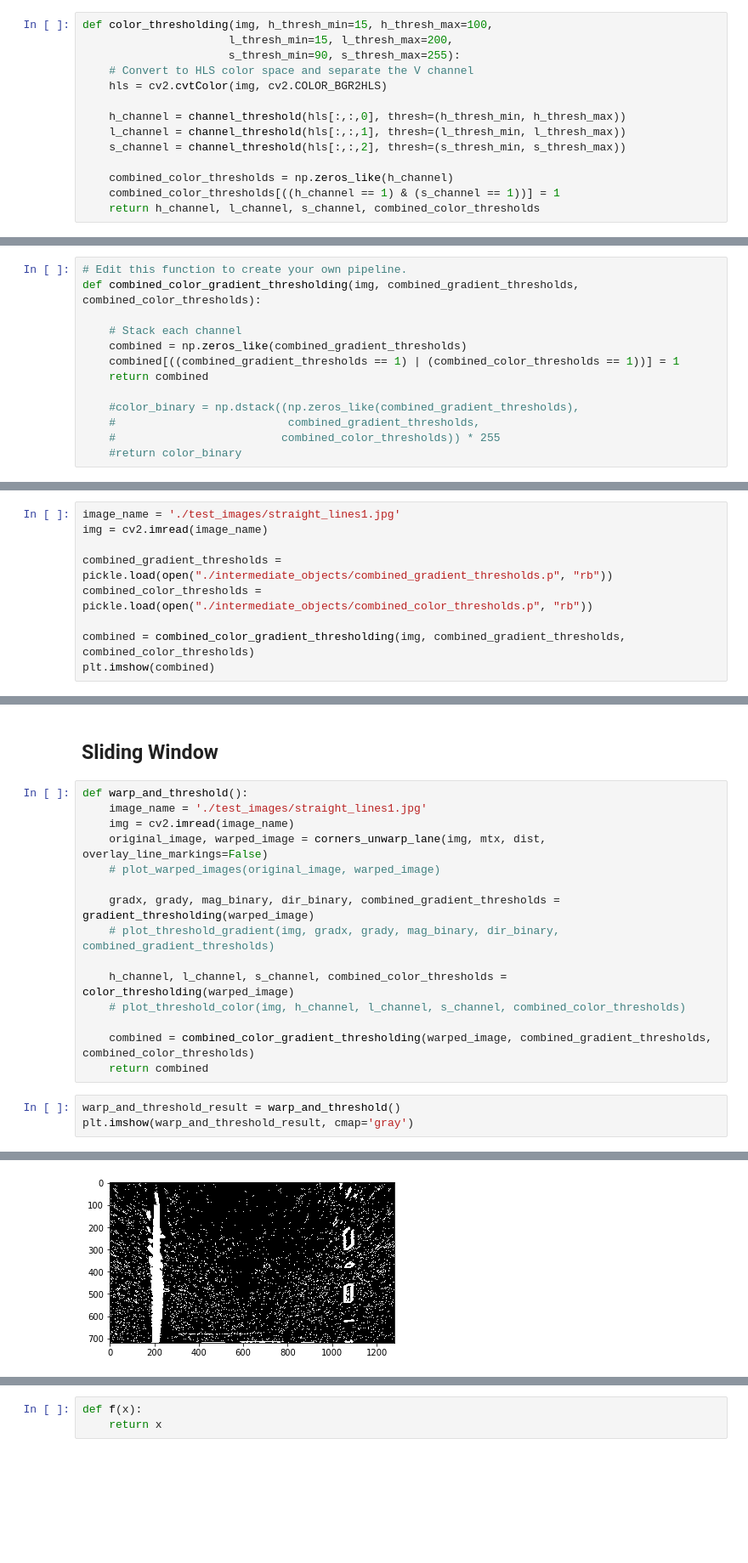
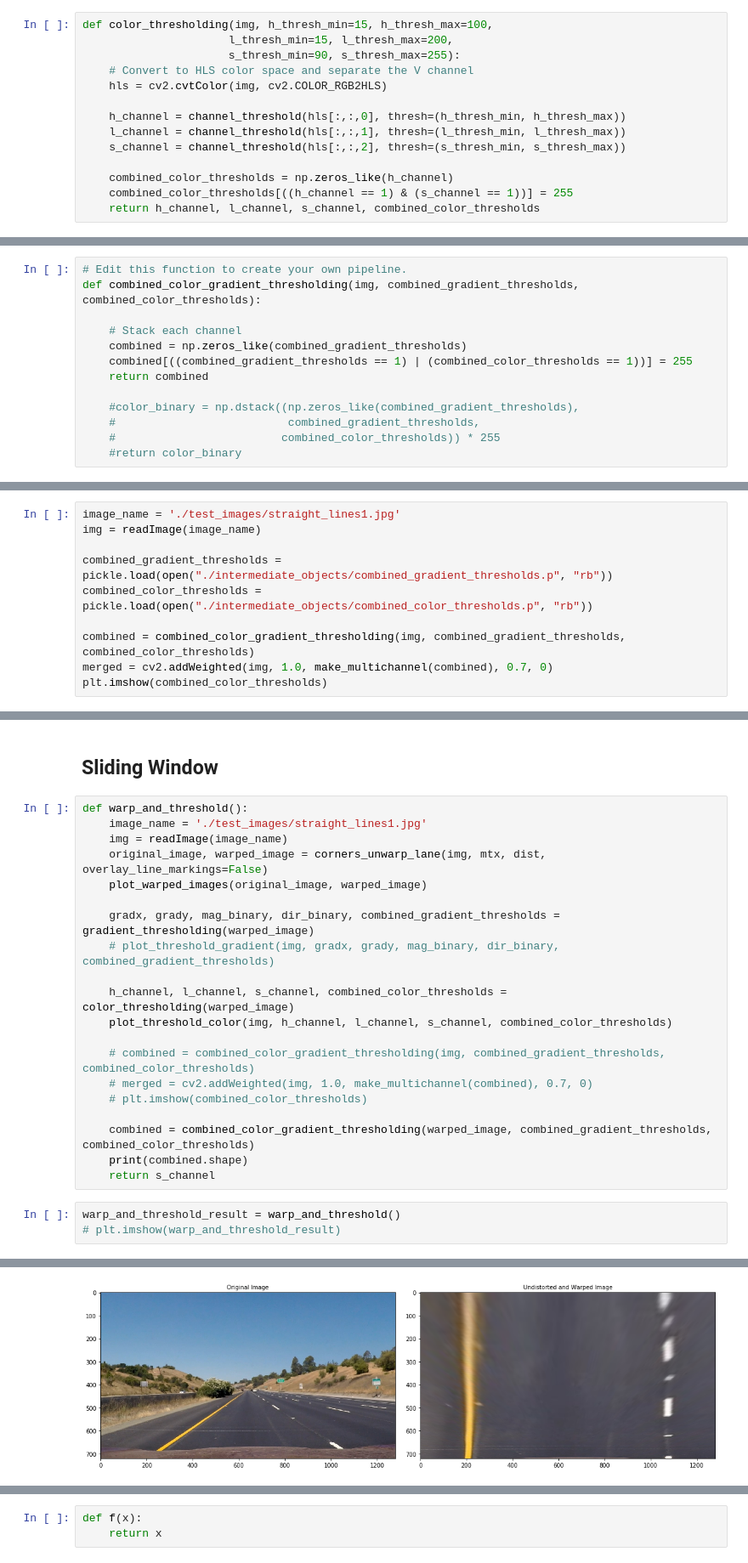
Before and after one commit to samiriff/Advanced-Lane-Line-Detection, a Jupyter notebook: P2.ipynb, the cells around one changed output, grey strips where cells are left out. Shown at 85% size. Cells and saved outputs as stored; diff of their text form; blank space fills up the shorter version.

Commit message:
Fixed bug with yellow images by using s_channel

```diff
--- a/P2.ipynb
+++ b/P2.ipynb
@@ -492,14 +500,14 @@ def color_thresholding(img, h_thresh_min=15, h_thresh_max=100,
                       l_thresh_min=15, l_thresh_max=200,
                       s_thresh_min=90, s_thresh_max=255):
     # Convert to HLS color space and separate the V channel
-    hls = cv2.cvtColor(img, cv2.COLOR_BGR2HLS)
+    hls = cv2.cvtColor(img, cv2.COLOR_RGB2HLS)
 
     h_channel = channel_threshold(hls[:,:,0], thresh=(h_thresh_min, h_thresh_max))
     l_channel = channel_threshold(hls[:,:,1], thresh=(l_thresh_min, l_thresh_max))
     s_channel = channel_threshold(hls[:,:,2], thresh=(s_thresh_min, s_thresh_max))
 
     combined_color_thresholds = np.zeros_like(h_channel)
-    combined_color_thresholds[((h_channel == 1) & (s_channel == 1))] = 1
+    combined_color_thresholds[((h_channel == 1) & (s_channel == 1))] = 255
     return h_channel, l_channel, s_channel, combined_color_thresholds
 # %%
 def color_thresholding_interact(image_name, h_thresh_min=15, h_thresh_max=100,
@@ -518,7 +526,7 @@ def combined_color_gradient_thresholding(img, combined_gradient_thresholds, comb
 
     # Stack each channel
     combined = np.zeros_like(combined_gradient_thresholds)
-    combined[((combined_gradient_thresholds == 1) | (combined_color_thresholds == 1))] = 1
+    combined[((combined_gradient_thresholds == 1) | (combined_color_thresholds == 1))] = 255
     return combined
 
     #color_binary = np.dstack((np.zeros_like(combined_gradient_thresholds),
@@ -550,11 +561,12 @@ If you're reading this message in another frontend (for example, a static render
 # %%
 image_name = './test_images/straight_lines1.jpg'
-img = cv2.imread(image_name)
+img = readImage(image_name)
 
 combined_gradient_thresholds = pickle.load(open("./intermediate_objects/combined_gradient_thresholds.p", "rb"))
 combined_color_thresholds = pickle.load(open("./intermediate_objects/combined_color_thresholds.p", "rb"))
 
 combined = combined_color_gradient_thresholding(img, combined_gradient_thresholds, combined_color_thresholds)
-plt.imshow(combined)
+merged = cv2.addWeighted(img, 1.0, make_multichannel(combined), 0.7, 0)
+plt.imshow(combined_color_thresholds)
 # %% [output]
 <matplotlib.image.AxesImage at 0x...>
@@ -564,19 +576,24 @@ plt.imshow(combined)
 # %%
 def warp_and_threshold():
     image_name = './test_images/straight_lines1.jpg'
-    img = cv2.imread(image_name)
+    img = readImage(image_name)
     original_image, warped_image = corners_unwarp_lane(img, mtx, dist, overlay_line_markings=False)
-    # plot_warped_images(original_image, warped_image)
+    plot_warped_images(original_image, warped_image)
 
     gradx, grady, mag_binary, dir_binary, combined_gradient_thresholds = gradient_thresholding(warped_image)
     # plot_threshold_gradient(img, gradx, grady, mag_binary, dir_binary, combined_gradient_thresholds)
 
     h_channel, l_channel, s_channel, combined_color_thresholds = color_thresholding(warped_image)
-    # plot_threshold_color(img, h_channel, l_channel, s_channel, combined_color_thresholds)
+    plot_threshold_color(img, h_channel, l_channel, s_channel, combined_color_thresholds)
+
+    # combined = combined_color_gradient_thresholding(img, combined_gradient_thresholds, combined_color_thresholds)
+    # merged = cv2.addWeighted(img, 1.0, make_multichannel(combined), 0.7, 0)
+    # plt.imshow(combined_color_thresholds)
 
     combined = combined_color_gradient_thresholding(warped_image, combined_gradient_thresholds, combined_color_thresholds)
-    return combined
+    print(combined.shape)
+    return s_channel
 # %%
 warp_and_threshold_result = warp_and_threshold()
-plt.imshow(warp_and_threshold_result, cmap='gray')
+# plt.imshow(warp_and_threshold_result)
 # %% [output]
@@ -584 +602 @@ plt.imshow(warp_and_threshold_result, cmap='gray')
-[figure, old version]
+[figure, new version]
```
Also changed, not shown: parts of 16 cells of this notebook, 3 other files.
